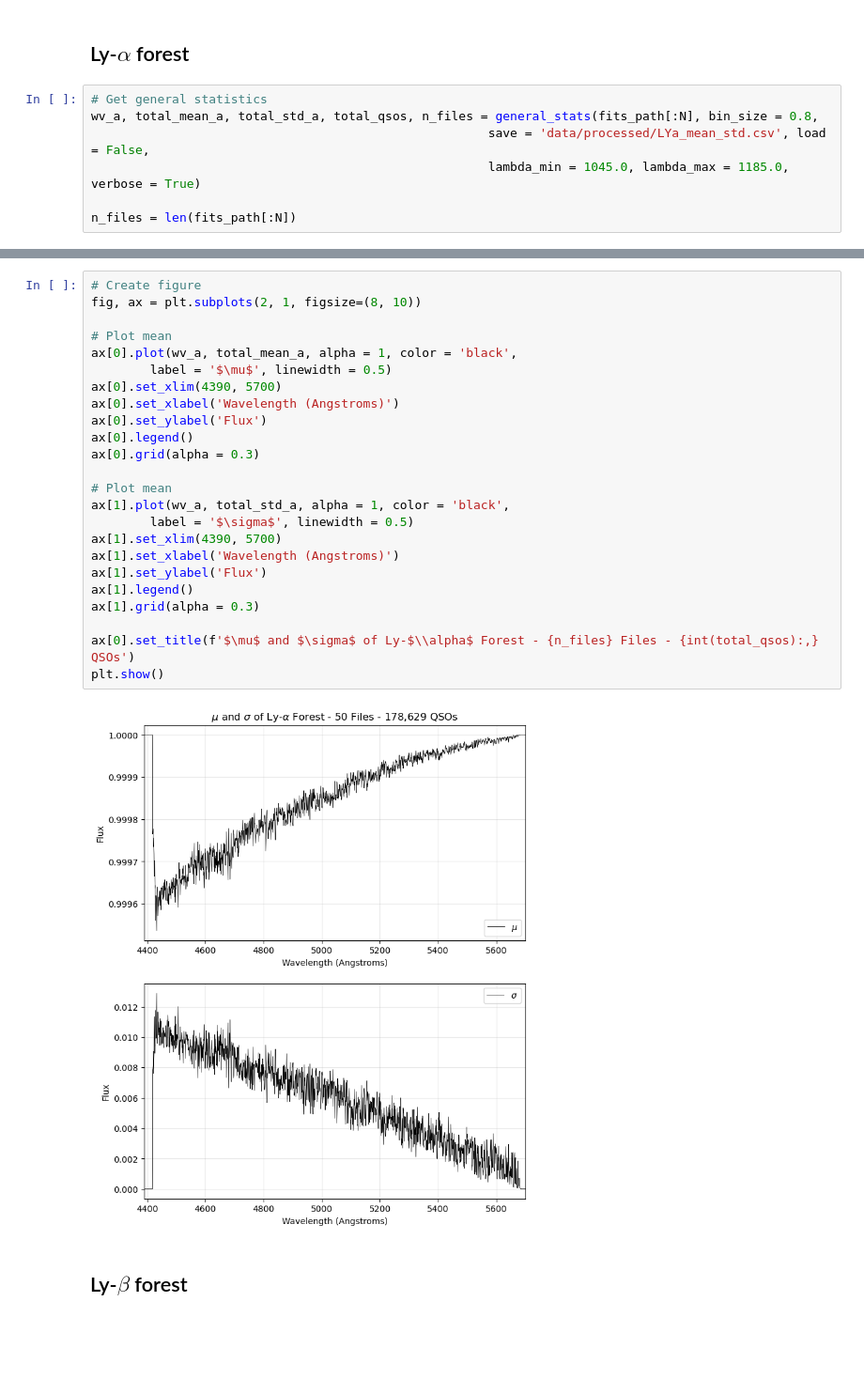
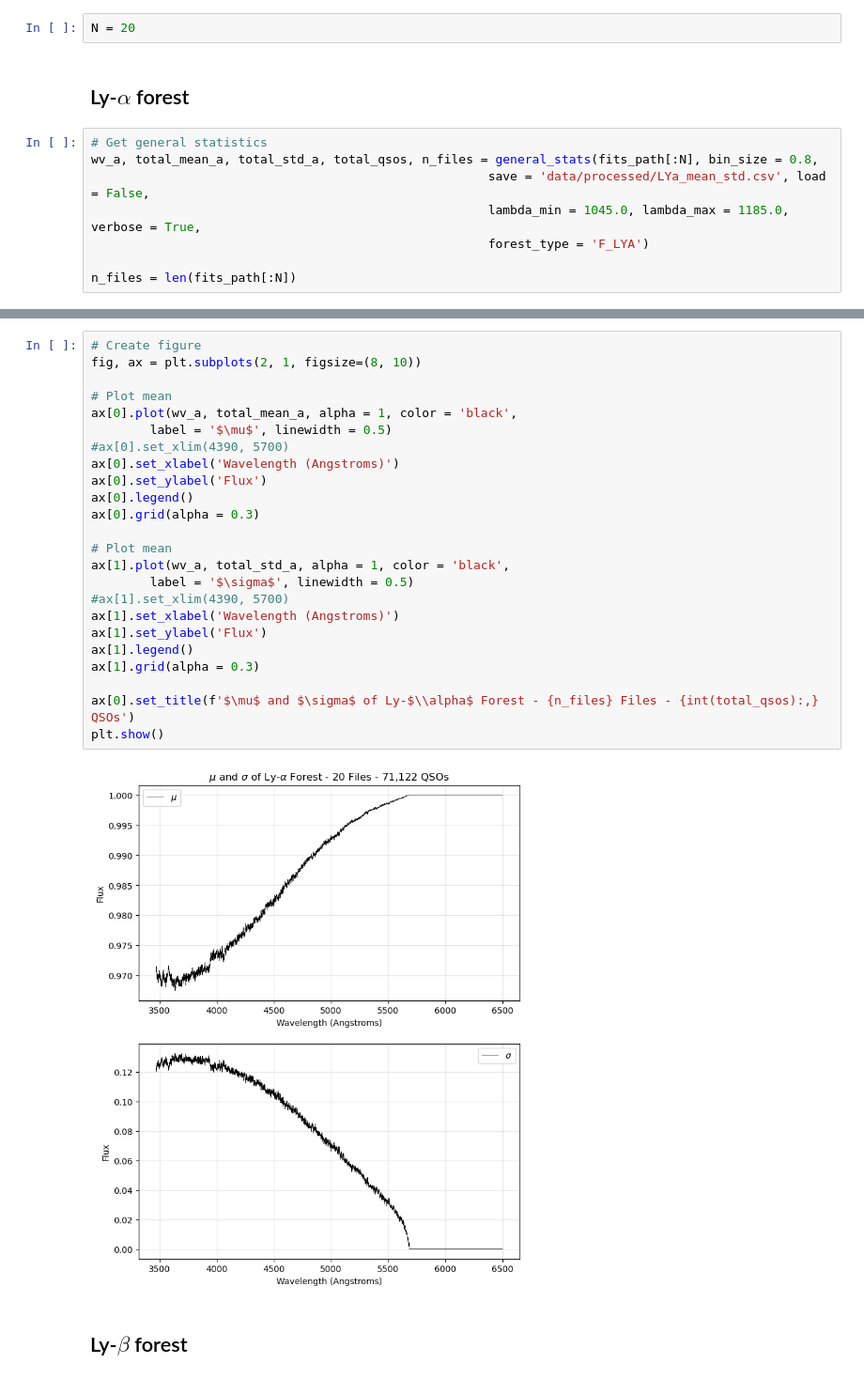
Before and after one commit to GabrielMissael/cosmoforests, a Jupyter notebook: main.ipynb, the cells around one changed output, grey strips where cells are left out. Shown: that part at 94% size. Saved outputs shown, nothing was run; the diff lists cells and outputs as text; blank space fills up the shorter version.

```diff
--- a/main.ipynb
+++ b/main.ipynb
@@ -226,9 +225,12 @@ plt.show()
+# %%
+N = 20
 # %% [markdown]
 ## Ly-$\alpha$ forest
 # %%
 # Get general statistics
 wv_a, total_mean_a, total_std_a, total_qsos, n_files = general_stats(fits_path[:N], bin_size = 0.8,
                                                       save = 'data/processed/LYa_mean_std.csv', load = False,
-                                                      lambda_min = 1045.0, lambda_max = 1185.0, verbose = True)
+                                                      lambda_min = 1045.0, lambda_max = 1185.0, verbose = True,
+                                                      forest_type = 'F_LYA')
 
 n_files = len(fits_path[:N])
@@ -237,29 +237,29 @@ Finished 50 files out of 50.
 # %%
 # Create figure
 fig, ax = plt.subplots(2, 1, figsize=(8, 10))
 
 # Plot mean
 ax[0].plot(wv_a, total_mean_a, alpha = 1, color = 'black',
         label = '$\mu$', linewidth = 0.5)
-ax[0].set_xlim(4390, 5700)
+#ax[0].set_xlim(4390, 5700)
 ax[0].set_xlabel('Wavelength (Angstroms)')
 ax[0].set_ylabel('Flux')
 ax[0].legend()
 ax[0].grid(alpha = 0.3)
 
 # Plot mean
 ax[1].plot(wv_a, total_std_a, alpha = 1, color = 'black',
         label = '$\sigma$', linewidth = 0.5)
-ax[1].set_xlim(4390, 5700)
+#ax[1].set_xlim(4390, 5700)
 ax[1].set_xlabel('Wavelength (Angstroms)')
 ax[1].set_ylabel('Flux')
 ax[1].legend()
 ax[1].grid(alpha = 0.3)
 
 ax[0].set_title(f'$\mu$ and $\sigma$ of Ly-$\\alpha$ Forest - {n_files} Files - {int(total_qsos):,} QSOs')
 plt.show()
 # %% [output]
-[figure, old version]
+[figure, new version]
 # %% [markdown]
 ## Ly-$\beta$ forest
 # %%
```
Also changed, not shown: parts of 9 cells of this notebook.
